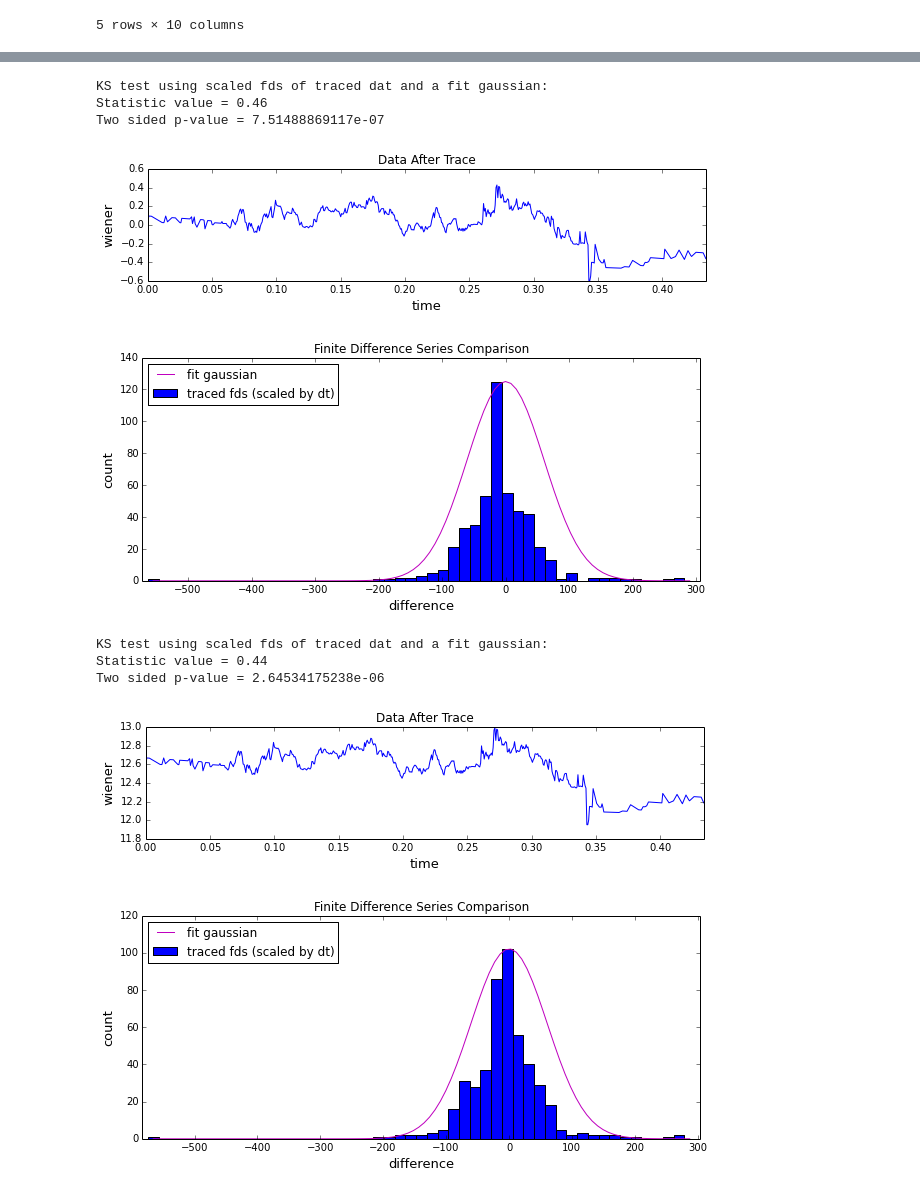
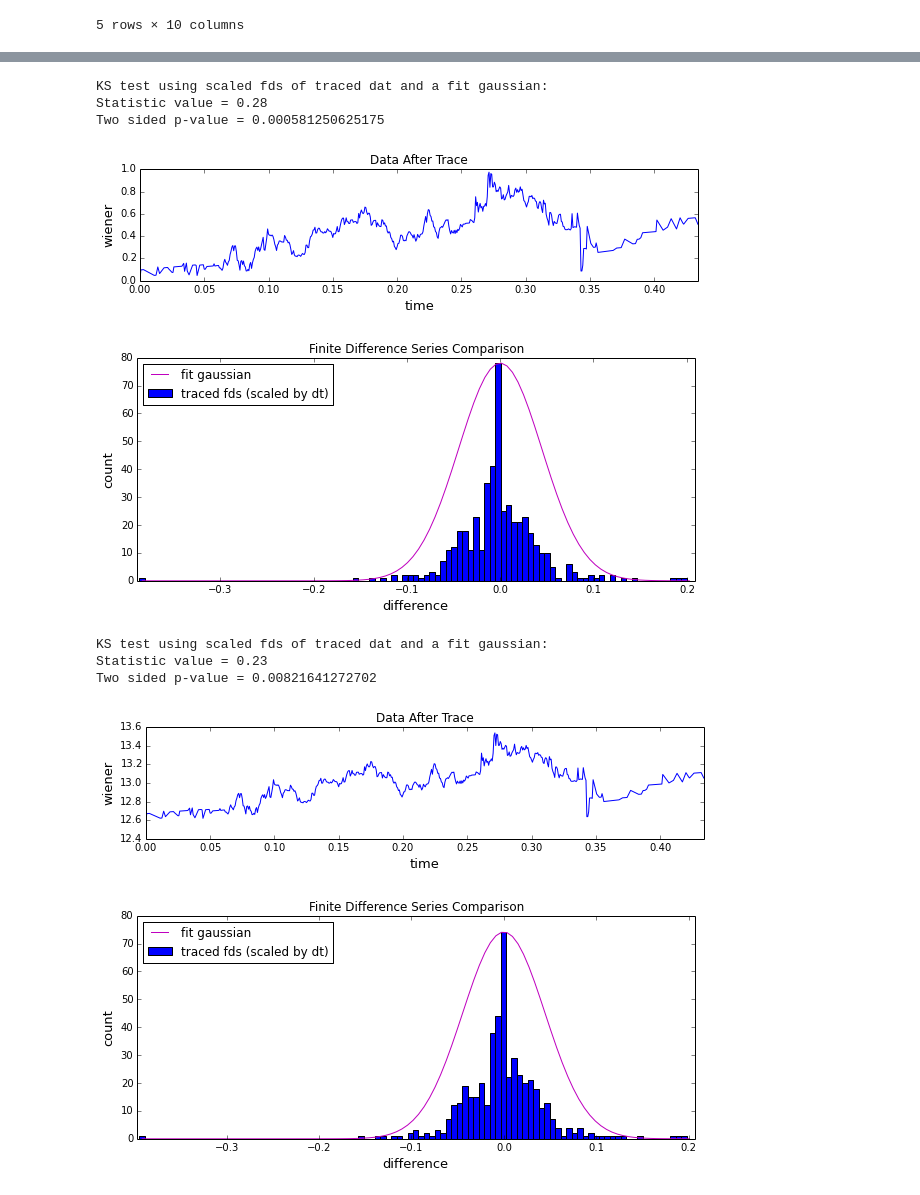
Before and after one commit to rmorshea/quantfi, a Jupyter notebook: interact_ksplot.ipynb, the cells around one changed output, grey strips where cells are left out. Saved outputs shown, nothing was run; the diff lists cells and outputs as text; code cells hidden in the pictures.

```diff
--- a/interact_ksplot.ipynb
+++ b/interact_ksplot.ipynb
@@ -59,16 +53,16 @@ plt.plot(brwnnexp.etrace('price',t_series,aapl.close,0,0.01,0))#,p_init=1.44669)
 # %%
-brwnnexp.ksplot(brwnnexp.etrace,(-1.,1.),(-1.,1.),t_series,aapl['open'],0) #uses etrace
+brwnnexp.ksplot(brwnnexp.etrace,(-1.,1.),(-1.,1.),t_series,aapl['open'],100,0) #uses etrace
 # %% [output]
 KS test using scaled fds of traced dat and a fit gaussian:
-Statistic value = 0.46
-Two sided p-value = 7.51488869117e-07
+Statistic value = 0.28
+Two sided p-value = 0.000581250625175
-[figure, old version]
+[figure, new version]
-[figure, old version]
+[figure, new version]
 # %%
-brwnnexp.ksplot(brwnnexp.atrace,(-1.,1.),(-1.,1.),t_series,aapl['open'],0) #uses atrace instead of etrace
+brwnnexp.ksplot(brwnnexp.atrace,(-1.,1.),(-1.,1.),t_series,aapl['open'],100,0) #uses atrace instead of etrace
 # %% [output]
 KS test using scaled fds of traced dat and a fit gaussian:
-Statistic value = 0.44
-Two sided p-value = 2.64534175238e-06
+Statistic value = 0.23
+Two sided p-value = 0.00821641272702
-[figure, old version]
+[figure, new version]
-[figure, old version]
+[figure, new version]
```
Also changed, not shown: parts of 2 cells of this notebook.
